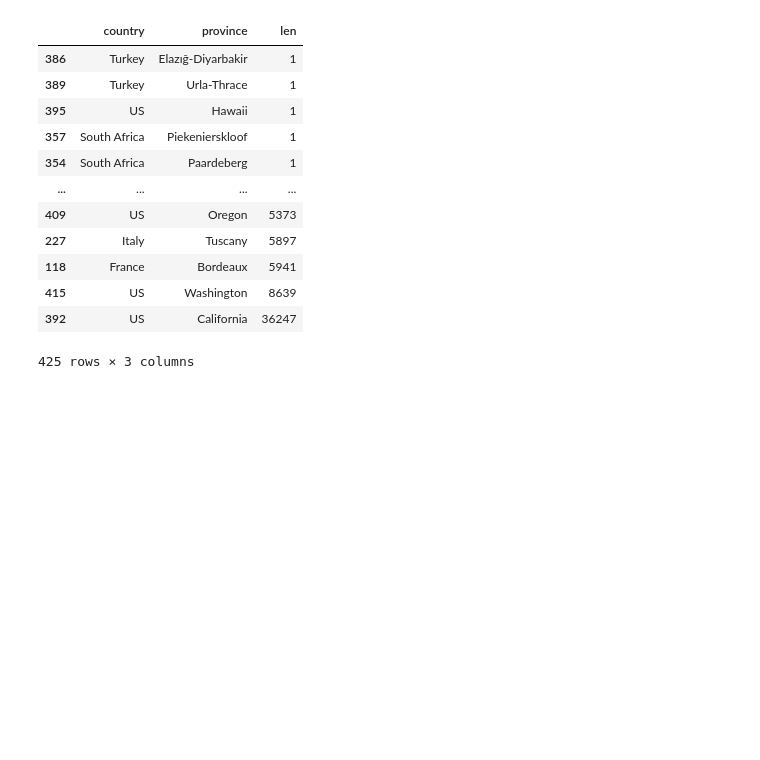
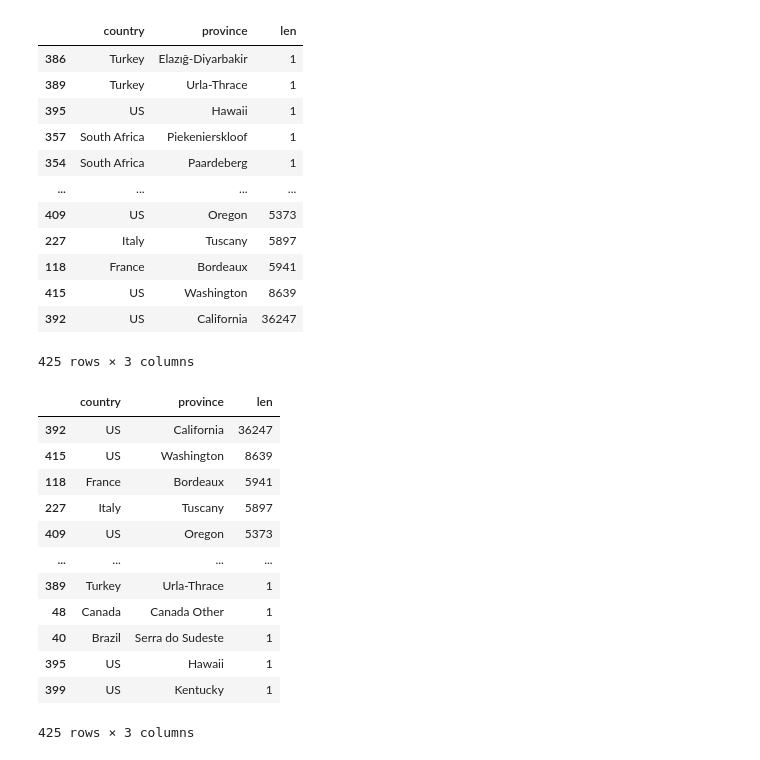
Before and after one commit to Dilajohn/Pandas-tutorials, a Jupyter notebook: Grouping_and_Sorting.ipynb, the cells around one changed output. Cells and saved outputs as stored; diff of their text form; code cells hidden in the pictures; blank space fills up the shorter version.

Commit message:
sort the values in the dataframe by length and in ascending order

```diff
--- a/Grouping_and_Sorting.ipynb
+++ b/Grouping_and_Sorting.ipynb
@@ -234,3 +234,20 @@ countries_reviewed_2.sort_values(by="len")
 | 415 | US | Washington | 8639 |
 | 392 | US | California | 36247 |
 425 rows × 3 columns
+# %%
+#sort_values() defaults to an ascending sort, where the lowest values go first. However, most of the time we want a descending sort, where the higher numbers go first. That goes thusly:
+countries_reviewed_2.sort_values(by="len", ascending=False)
+# %% [output]
+|  | country | province | len |
+| 392 | US | California | 36247 |
+| 415 | US | Washington | 8639 |
+| 118 | France | Bordeaux | 5941 |
+| 227 | Italy | Tuscany | 5897 |
+| 409 | US | Oregon | 5373 |
+| ... | ... | ... | ... |
+| 389 | Turkey | Urla-Thrace | 1 |
+| 48 | Canada | Canada Other | 1 |
+| 40 | Brazil | Serra do Sudeste | 1 |
+| 395 | US | Hawaii | 1 |
+| 399 | US | Kentucky | 1 |
+425 rows × 3 columns
```
